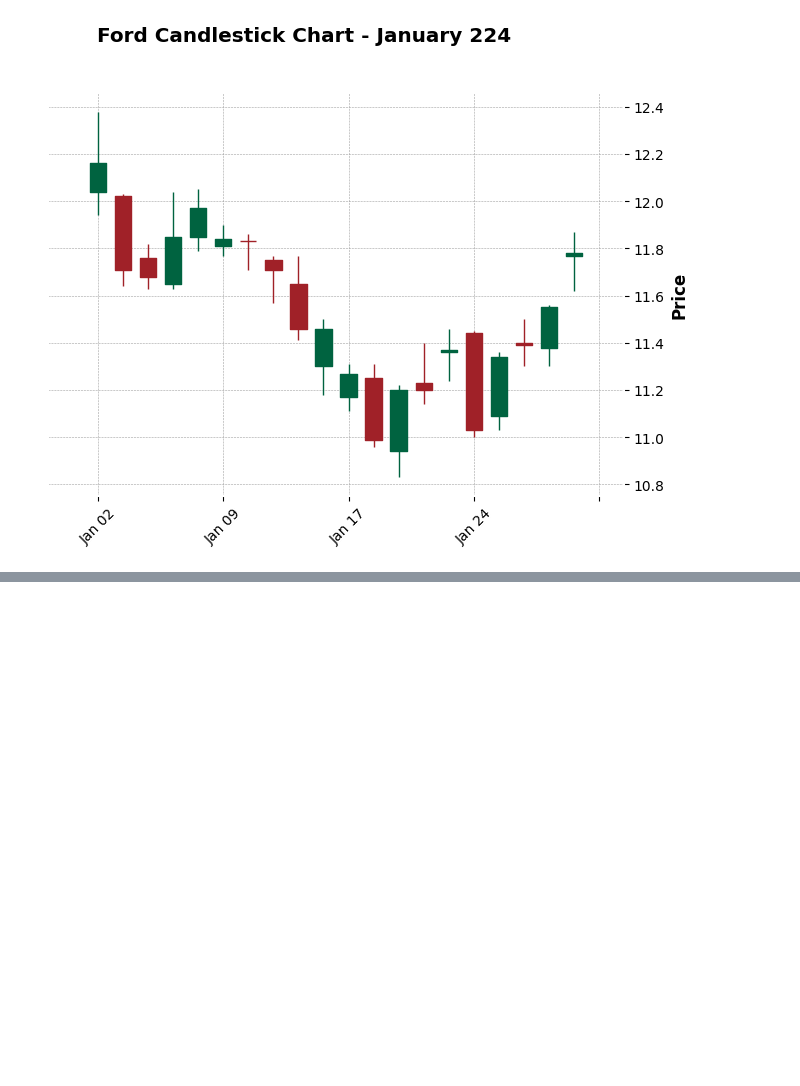
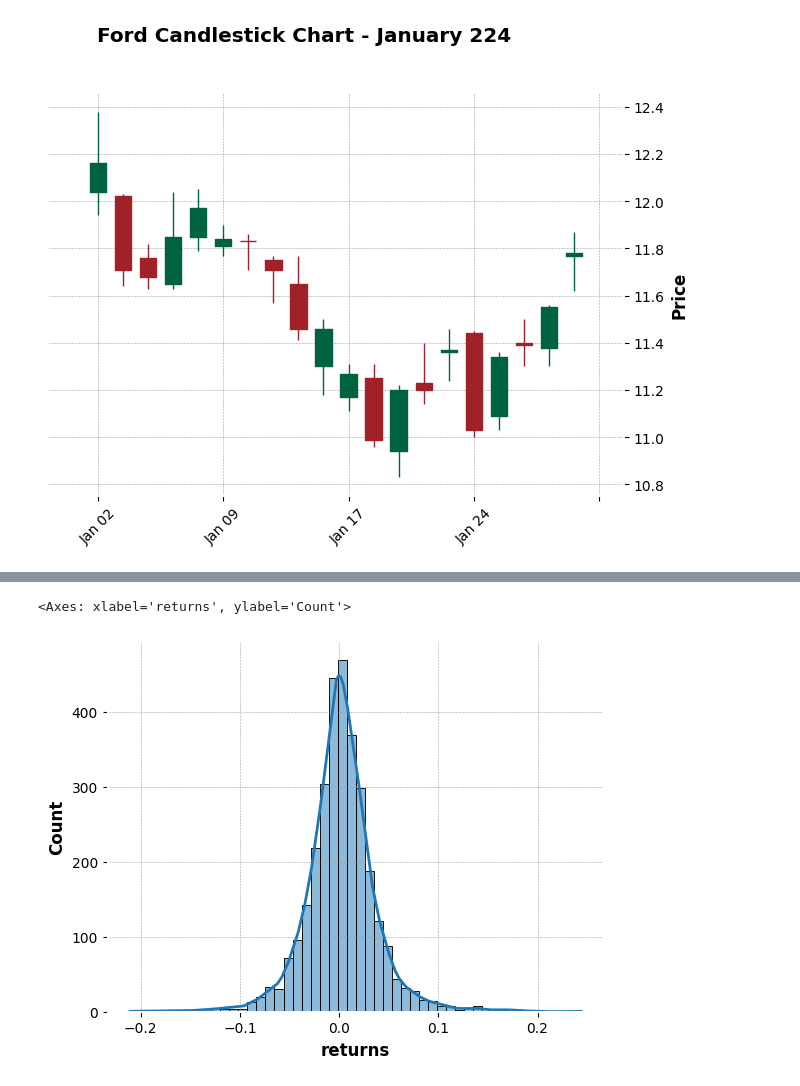
Before and after one commit to PATELALISH/Capstone-Stock-Market-Analysis, a Jupyter notebook: Questions Notebook/New Stock Market Analysis Project.ipynb, the cells around one changed output, grey strips where cells are left out. Cells and saved outputs as stored; diff of their text form; code cells hidden in the pictures; blank space fills up the shorter version.

```diff
--- a/Questions Notebook/New Stock Market Analysis Project.ipynb
+++ b/Questions Notebook/New Stock Market Analysis Project.ipynb
@@ -296,0 +315,3 @@ mpf.plot(ford, type='candle', style='charles', title='Ford Candlestick Chart - J
+# %%
+tesla['returns'] = (tesla['Close']/ tesla['Close'].shift(1) ) - 1
+tesla.tail()
@@ -296,0 +361,5 @@ mpf.plot(ford, type='candle', style='charles', title='Ford Candlestick Chart - J
+# %%
+sns.histplot(data=tesla['returns'], bins=50, kde=True)
+# %% [output]
+<Axes: xlabel='returns', ylabel='Count'>
+[figure, added]
```
Also changed, not shown: parts of 21 cells of this notebook.
